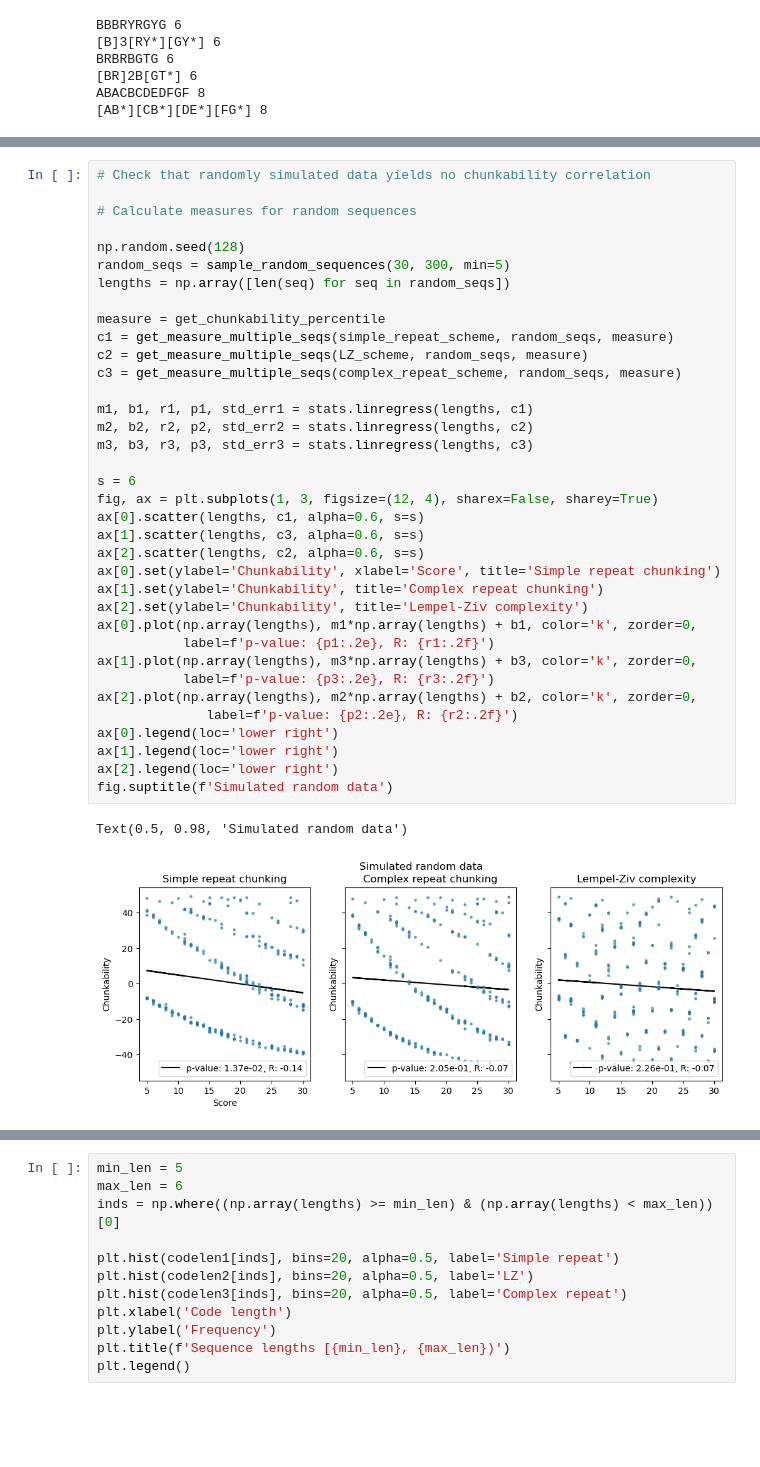
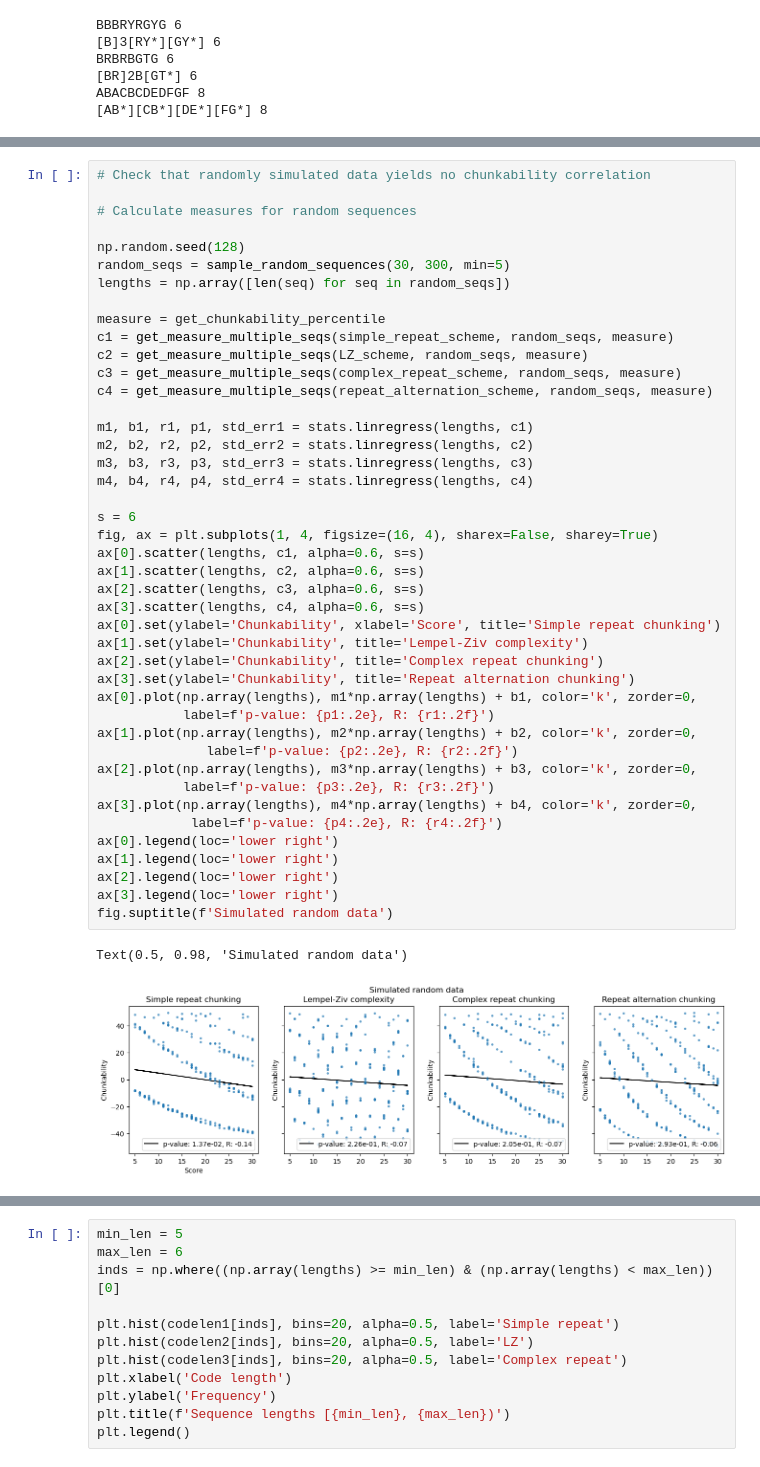
Before and after one commit to qsimeon/PSY1401Projects, a Jupyter notebook: final_project/RepeatsScheme.ipynb, the cells around one changed output, grey strips where cells are left out. Saved outputs shown, nothing was run; the diff lists cells and outputs as text; blank space fills up the shorter version.

```diff
--- a/final_project/RepeatsScheme.ipynb
+++ b/final_project/RepeatsScheme.ipynb
@@ -374,40 +465,47 @@ TtestResult(statistic=-1.013848079677746, pvalue=0.36799672735718886, df=4)
 # %%
 # Check that randomly simulated data yields no chunkability correlation
 
 # Calculate measures for random sequences
 
 np.random.seed(128)
 random_seqs = sample_random_sequences(30, 300, min=5)
 lengths = np.array([len(seq) for seq in random_seqs])
 
 measure = get_chunkability_percentile
 c1 = get_measure_multiple_seqs(simple_repeat_scheme, random_seqs, measure)
 c2 = get_measure_multiple_seqs(LZ_scheme, random_seqs, measure)
 c3 = get_measure_multiple_seqs(complex_repeat_scheme, random_seqs, measure)
+c4 = get_measure_multiple_seqs(repeat_alternation_scheme, random_seqs, measure)
 
 m1, b1, r1, p1, std_err1 = stats.linregress(lengths, c1)
 m2, b2, r2, p2, std_err2 = stats.linregress(lengths, c2)
 m3, b3, r3, p3, std_err3 = stats.linregress(lengths, c3)
+m4, b4, r4, p4, std_err4 = stats.linregress(lengths, c4)
 
 s = 6
-fig, ax = plt.subplots(1, 3, figsize=(12, 4), sharex=False, sharey=True)
+fig, ax = plt.subplots(1, 4, figsize=(16, 4), sharex=False, sharey=True)
 ax[0].scatter(lengths, c1, alpha=0.6, s=s)
-ax[1].scatter(lengths, c3, alpha=0.6, s=s)
-ax[2].scatter(lengths, c2, alpha=0.6, s=s)
+ax[1].scatter(lengths, c2, alpha=0.6, s=s)
+ax[2].scatter(lengths, c3, alpha=0.6, s=s)
+ax[3].scatter(lengths, c4, alpha=0.6, s=s)
 ax[0].set(ylabel='Chunkability', xlabel='Score', title='Simple repeat chunking')
-ax[1].set(ylabel='Chunkability', title='Complex repeat chunking')
-ax[2].set(ylabel='Chunkability', title='Lempel-Ziv complexity')
+ax[1].set(ylabel='Chunkability', title='Lempel-Ziv complexity')
+ax[2].set(ylabel='Chunkability', title='Complex repeat chunking')
+ax[3].set(ylabel='Chunkability', title='Repeat alternation chunking')
 ax[0].plot(np.array(lengths), m1*np.array(lengths) + b1, color='k', zorder=0,
            label=f'p-value: {p1:.2e}, R: {r1:.2f}')
-ax[1].plot(np.array(lengths), m3*np.array(lengths) + b3, color='k', zorder=0,
+ax[1].plot(np.array(lengths), m2*np.array(lengths) + b2, color='k', zorder=0,
+              label=f'p-value: {p2:.2e}, R: {r2:.2f}')
+ax[2].plot(np.array(lengths), m3*np.array(lengths) + b3, color='k', zorder=0,
            label=f'p-value: {p3:.2e}, R: {r3:.2f}')
-ax[2].plot(np.array(lengths), m2*np.array(lengths) + b2, color='k', zorder=0,
-              label=f'p-value: {p2:.2e}, R: {r2:.2f}')
+ax[3].plot(np.array(lengths), m4*np.array(lengths) + b4, color='k', zorder=0,
+            label=f'p-value: {p4:.2e}, R: {r4:.2f}')
 ax[0].legend(loc='lower right')
 ax[1].legend(loc='lower right')
 ax[2].legend(loc='lower right')
+ax[3].legend(loc='lower right')
 fig.suptitle(f'Simulated random data')
 # %% [output]
 Text(0.5, 0.98, 'Simulated random data')
-[figure, old version]
+[figure, new version]
 # %%
```
Also changed, not shown: parts of 8 cells of this notebook, 1 other file.
